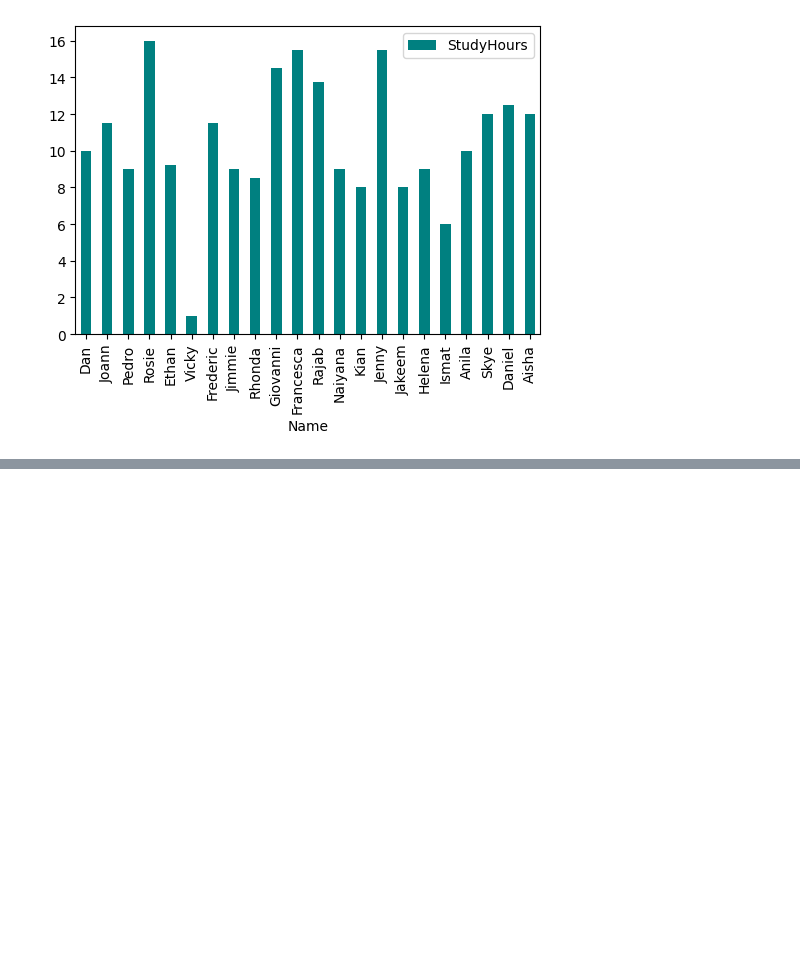
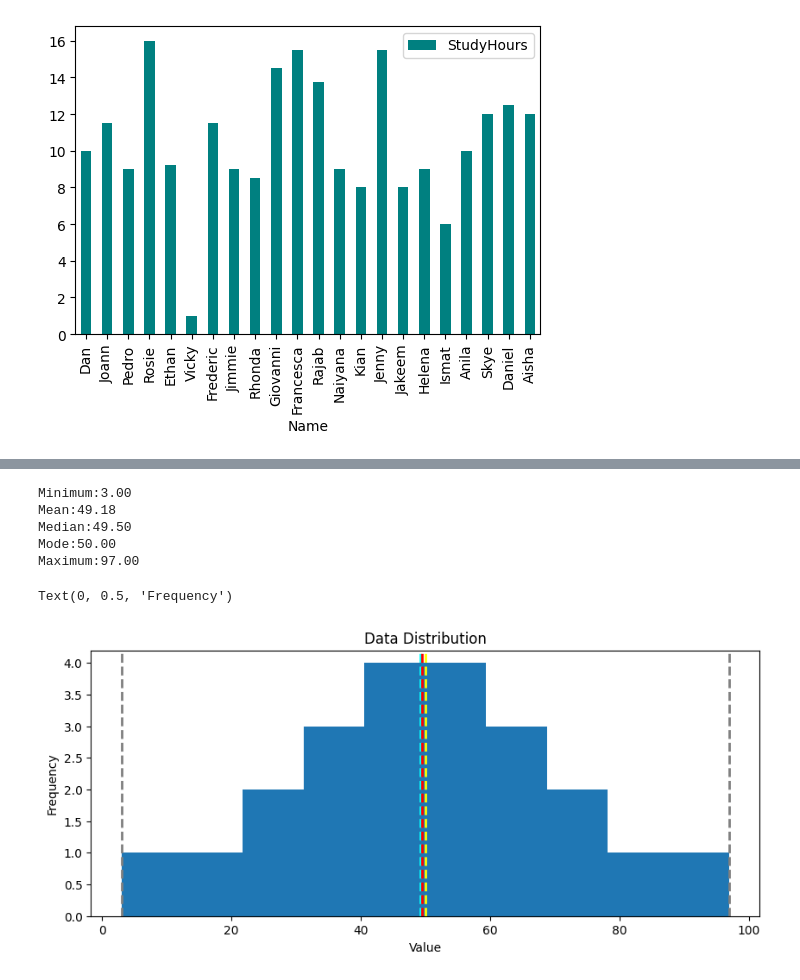
Before and after one commit to cglima/explorar-analisar-dados-com-python, a Jupyter notebook: exploring-data-with-python.ipynb, the cells around one changed output, grey strips where cells are left out. Drawn from its saved outputs; the diff is of its cells as text; code cells hidden in the pictures; blank space fills up the shorter version.

Commit message:
getting started with statistical analysis

```diff
--- a/exploring-data-with-python.ipynb
+++ b/exploring-data-with-python.ipynb
@@ -512,0 +545,39 @@ df_students.plot.bar(x='Name', y='StudyHours', color='teal', figsize=(6,4))
+# %%
+# get the variable to examine
+var = df_students['Grade']
+
+# get statistics
+min_val = var.min()
+max_val = var.max()
+mean_val = var.mean()
+med_val = var.median()
+mod_val = var.mode()[0]
+
+print(f"Minimum:{min_val:.2f}\nMean:{mean_val:.2f}\nMedian:{med_val:.2f}\nMode:{mod_val:.2f}\nMaximum:{max_val:.2f}")
+
+# create a figure
+fig = plt.figure(figsize=(10,4))
+
+plt.hist(var)
+
+# add lines for the statistics
+plt.axvline(x=min_val, color='gray', linestyle='dashed', linewidth=2)
+plt.axvline(x=mean_val, color='cyan', linestyle='dashed', linewidth=2)
+plt.axvline(x=med_val, color='red', linestyle='dashed', linewidth=2)
+plt.axvline(x=mod_val, color='yellow', linestyle='dashed', linewidth=2)
+plt.axvline(x=max_val, color='gray', linestyle='dashed', linewidth=2)
+
+# add titles and labels
+plt.title('Data Distribution')
+plt.xlabel('Value')
+plt.ylabel('Frequency')
+
+# fig.show()
+# %% [output]
+Minimum:3.00
+Mean:49.18
+Median:49.50
+Mode:50.00
+Maximum:97.00
+Text(0, 0.5, 'Frequency')
+[figure, added]
```
Also changed, not shown: parts of 10 cells of this notebook, 1 other file.
